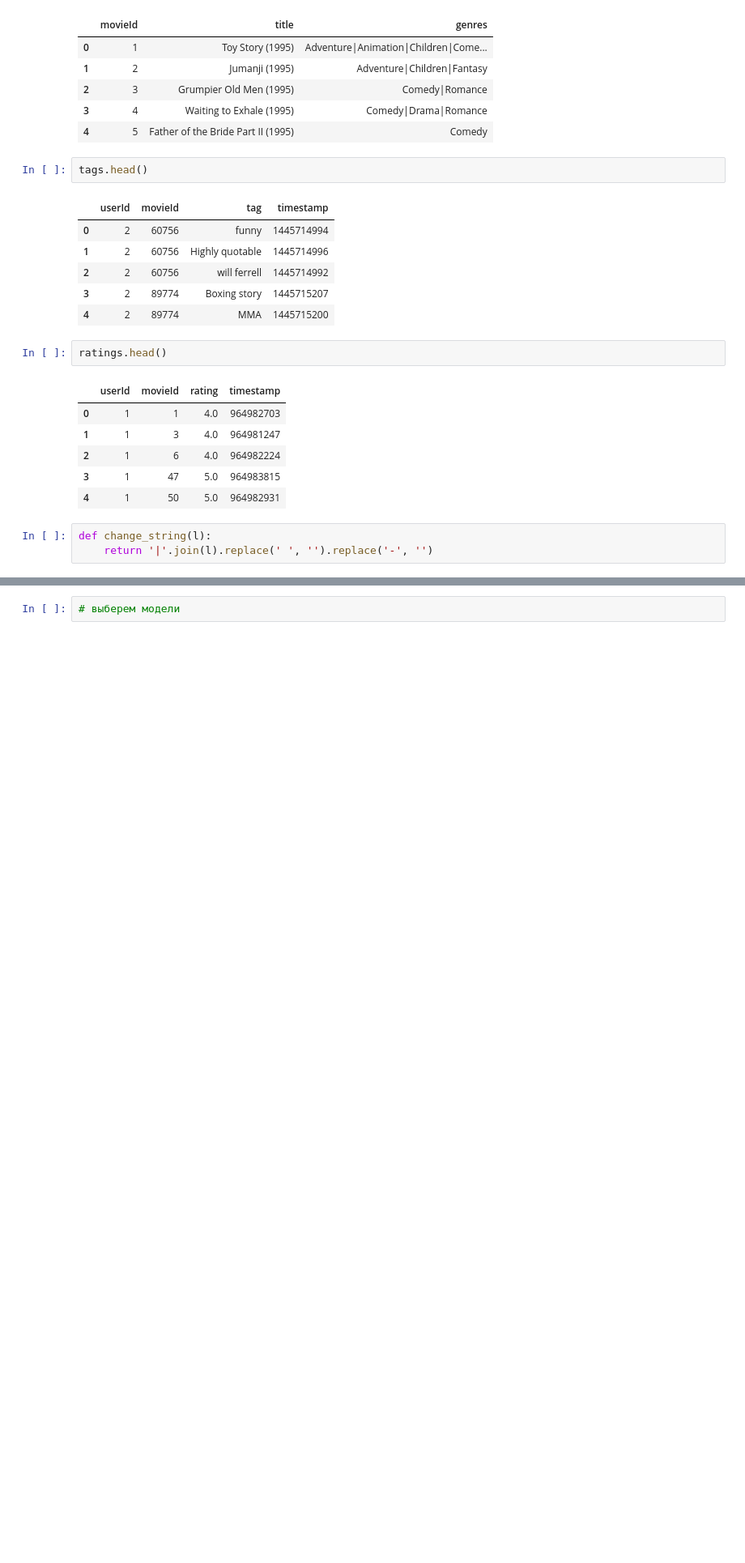
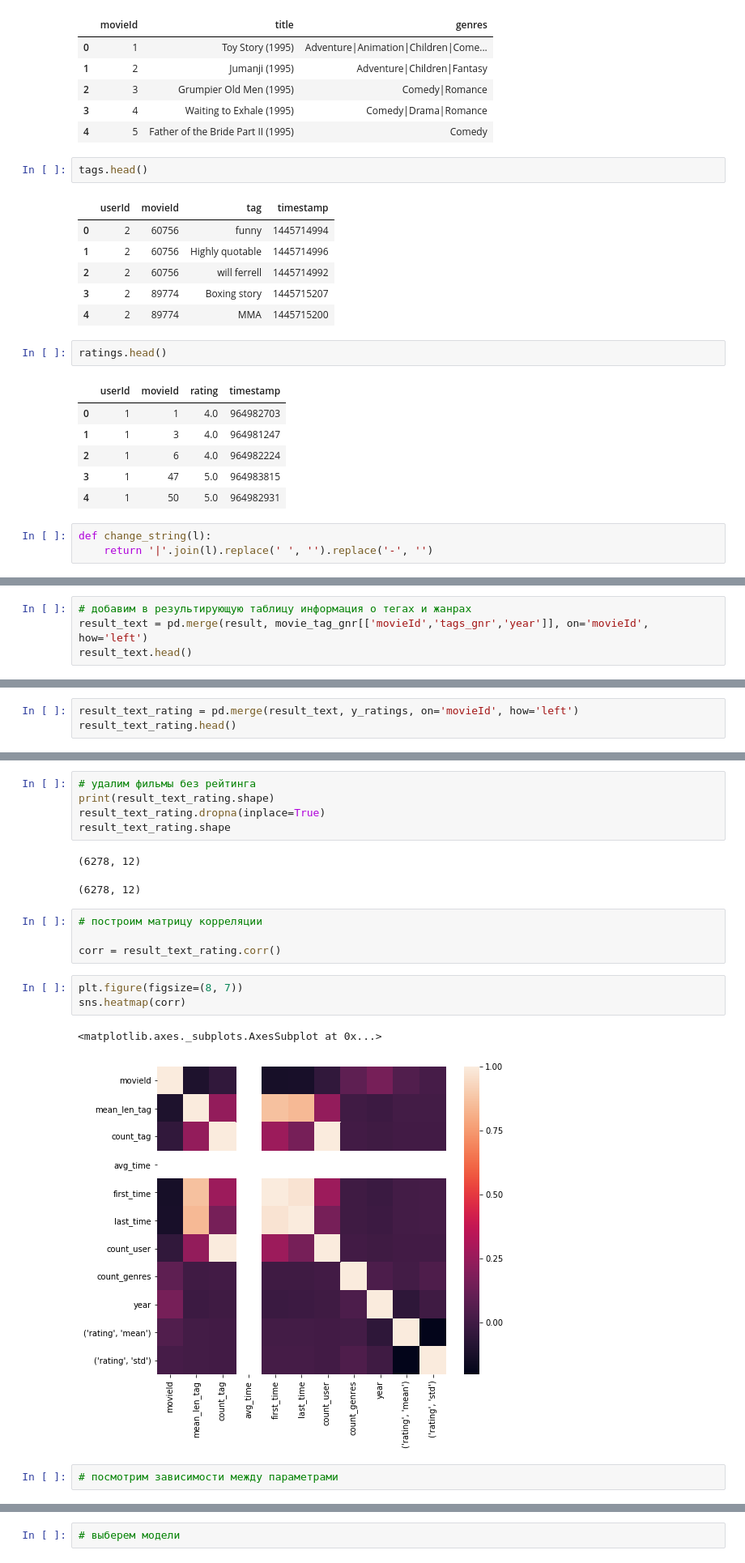
Before and after one commit to MirAlexey/netology-ds, a Jupyter notebook: HW_17/DS_Домашнее_задание_№17.ipynb, the cells around one changed output, grey strips where cells are left out. Shown: that part at 81% size. Saved outputs shown, nothing was run; the diff lists cells and outputs as text; blank space fills up the shorter version.

```diff
--- a/HW_17/DS_Домашнее_задание_№17.ipynb
+++ b/HW_17/DS_Домашнее_задание_№17.ipynb
@@ -178,0 +174,4 @@ movie_tag_gnr.shape
+# %%
+# добавим в результирующую таблицу информация о тегах и жанрах
+result_text = pd.merge(result, movie_tag_gnr[['movieId','tags_gnr','year']], on='movieId', how='left')
+result_text.head()
@@ -227,0 +197,3 @@ y_train.head()
+# %%
+result_text_rating = pd.merge(result_text, y_ratings, on='movieId', how='left')
+result_text_rating.head()
@@ -227,0 +207,20 @@ y_train.head()
+# %%
+# удалим фильмы без рейтинга
+print(result_text_rating.shape)
+result_text_rating.dropna(inplace=True)
+result_text_rating.shape
+# %% [output]
+(6278, 12)
+(6278, 12)
+# %%
+# построим матрицу корреляции
+
+corr = result_text_rating.corr()
+# %%
+plt.figure(figsize=(8, 7))
+sns.heatmap(corr)
+# %% [output]
+<matplotlib.axes._subplots.AxesSubplot at 0x...>
+[figure, added]
+# %%
+# посмотрим зависимости между параметрами
```
Also changed, not shown: parts of 47 cells of this notebook.
